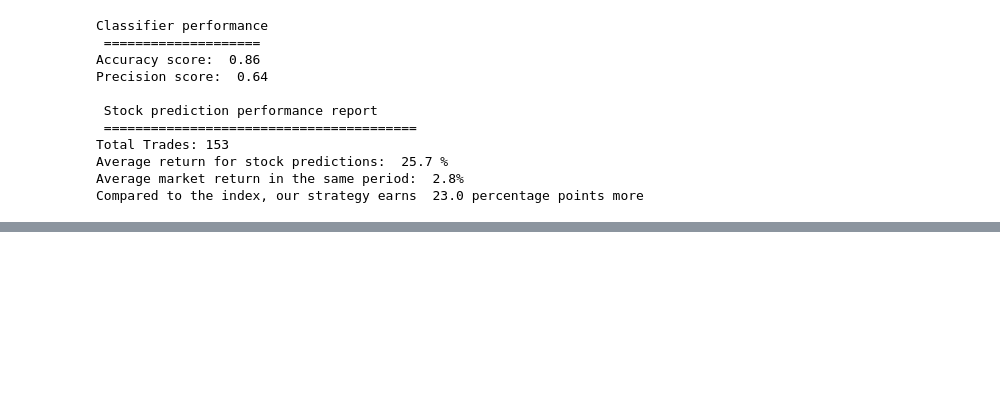
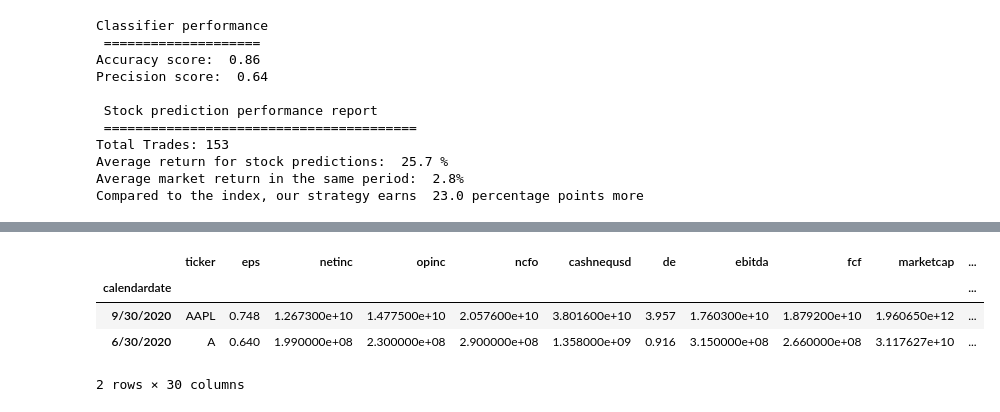
Before and after one commit to JonathanJing/Stock-Trading-Strategy, a Jupyter notebook: quandl_data_testing.ipynb, the cells around one changed output, grey strips where cells are left out. Saved outputs shown, nothing was run; the diff lists cells and outputs as text; code cells hidden in the pictures; blank space fills up the shorter version.

```diff
--- a/quandl_data_testing.ipynb
+++ b/quandl_data_testing.ipynb
@@ -324,0 +316,12 @@ Compared to the index, our strategy earns  23.0 percentage points more
+# %%
+lastest_keystat = pd.DataFrame()
+# %%
+lastest_keystat = lastest_keystat.append(lastest_i)
+# %%
+lastest_keystat
+# %% [output]
+|  | ticker | eps | netinc | opinc | ncfo | cashnequsd | de | ebitda | fcf | marketcap | ... |
+| calendardate |  |  |  |  |  |  |  |  |  |  | ... |
+| 9/30/2020 | AAPL | 0.748 | 1.267300e+10 | 1.477500e+10 | 2.057600e+10 | 3.801600e+10 | 3.957 | 1.760300e+10 | 1.879200e+10 | 1.960650e+12 | ... |
+| 6/30/2020 | A | 0.640 | 1.990000e+08 | 2.300000e+08 | 2.900000e+08 | 1.358000e+09 | 0.916 | 3.150000e+08 | 2.660000e+08 | 3.117627e+10 | ... |
+2 rows × 30 columns
```
Also changed, not shown: parts of 12 cells of this notebook.
